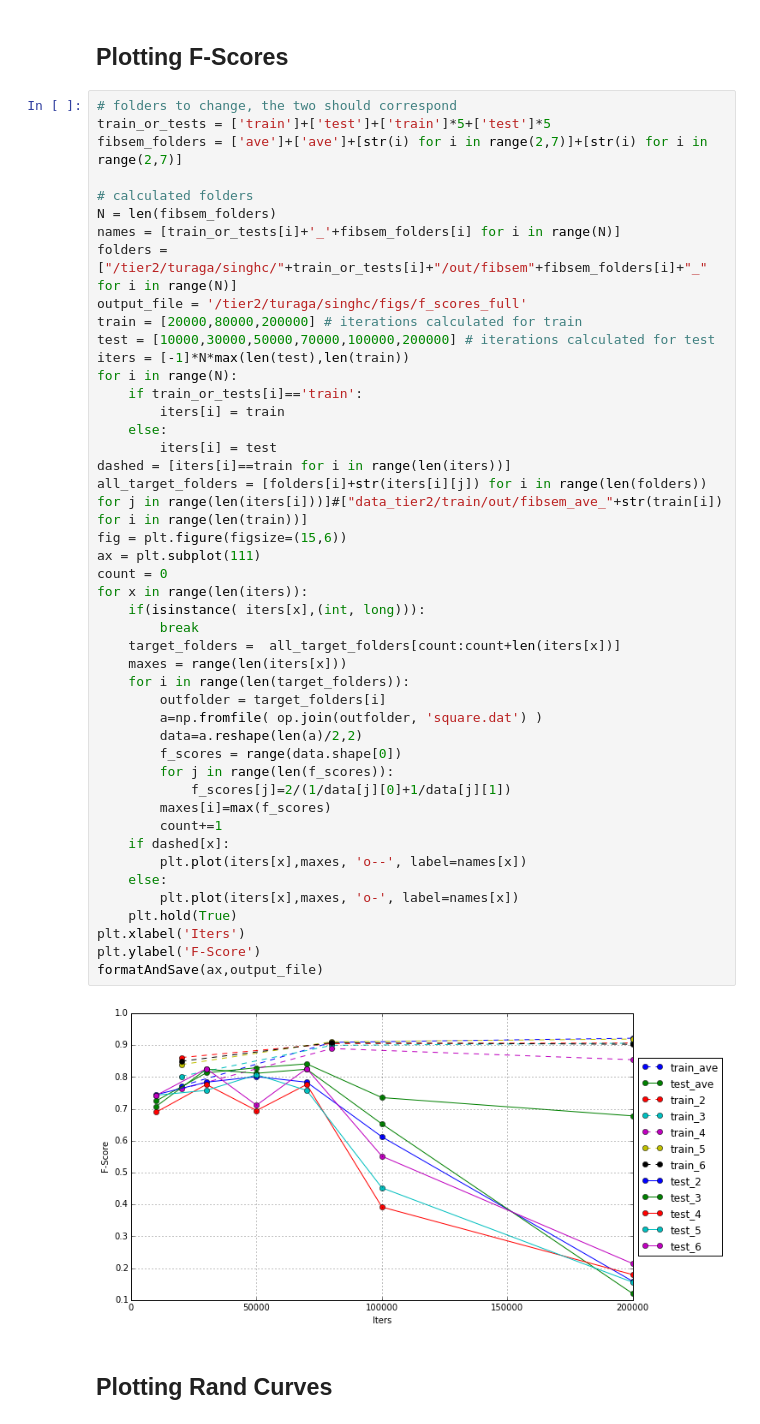
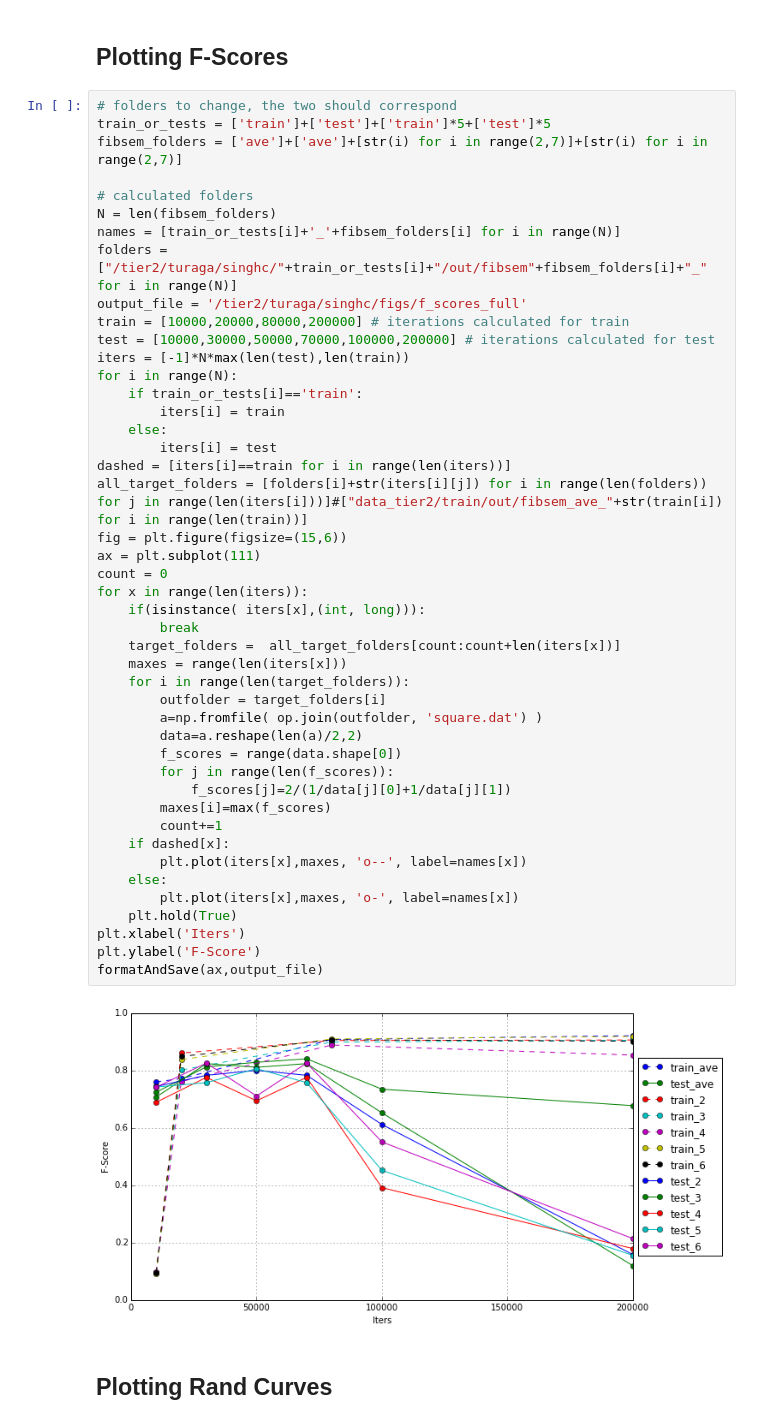
Before and after one commit to csinva/conv-net-scripts, a Jupyter notebook: visualization/view_outputs.ipynb, the cells around one changed output. Cells and saved outputs as stored; diff of their text form.

```diff
--- a/visualization/view_outputs.ipynb
+++ b/visualization/view_outputs.ipynb
@@ -55,7 +53,7 @@ N = len(fibsem_folders)
 names = [train_or_tests[i]+'_'+fibsem_folders[i] for i in range(N)]
 folders = ["/tier2/turaga/singhc/"+train_or_tests[i]+"/out/fibsem"+fibsem_folders[i]+"_" for i in range(N)]
 output_file = '/tier2/turaga/singhc/figs/f_scores_full'
-train = [20000,80000,200000] # iterations calculated for train
+train = [10000,20000,80000,200000] # iterations calculated for train
 test = [10000,30000,50000,70000,100000,200000] # iterations calculated for test
 iters = [-1]*N*max(len(test),len(train))
 for i in range(N):
@@ -64,34 +62,34 @@ for i in range(N):
     else:
         iters[i] = test
 dashed = [iters[i]==train for i in range(len(iters))]
 all_target_folders = [folders[i]+str(iters[i][j]) for i in range(len(folders)) for j in range(len(iters[i]))]#["data_tier2/train/out/fibsem_ave_"+str(train[i]) for i in range(len(train))]
 fig = plt.figure(figsize=(15,6))
 ax = plt.subplot(111)
 count = 0
 for x in range(len(iters)):
     if(isinstance( iters[x],(int, long))):
         break
     target_folders =  all_target_folders[count:count+len(iters[x])]
     maxes = range(len(iters[x]))
     for i in range(len(target_folders)):
         outfolder = target_folders[i]
         a=np.fromfile( op.join(outfolder, 'square.dat') )
         data=a.reshape(len(a)/2,2)
         f_scores = range(data.shape[0])
         for j in range(len(f_scores)):
             f_scores[j]=2/(1/data[j][0]+1/data[j][1])
         maxes[i]=max(f_scores)
         count+=1
     if dashed[x]:
         plt.plot(iters[x],maxes, 'o--', label=names[x])
     else:
         plt.plot(iters[x],maxes, 'o-', label=names[x])
     plt.hold(True)
 plt.xlabel('Iters')
 plt.ylabel('F-Score')
 formatAndSave(ax,output_file)
 # %% [output]
-[figure, old version]
+[figure, new version]
 # %% [markdown]
 ## Plotting Rand Curves
 # %%
```
Also changed, not shown: parts of 2 cells of this notebook, 7 other files.
